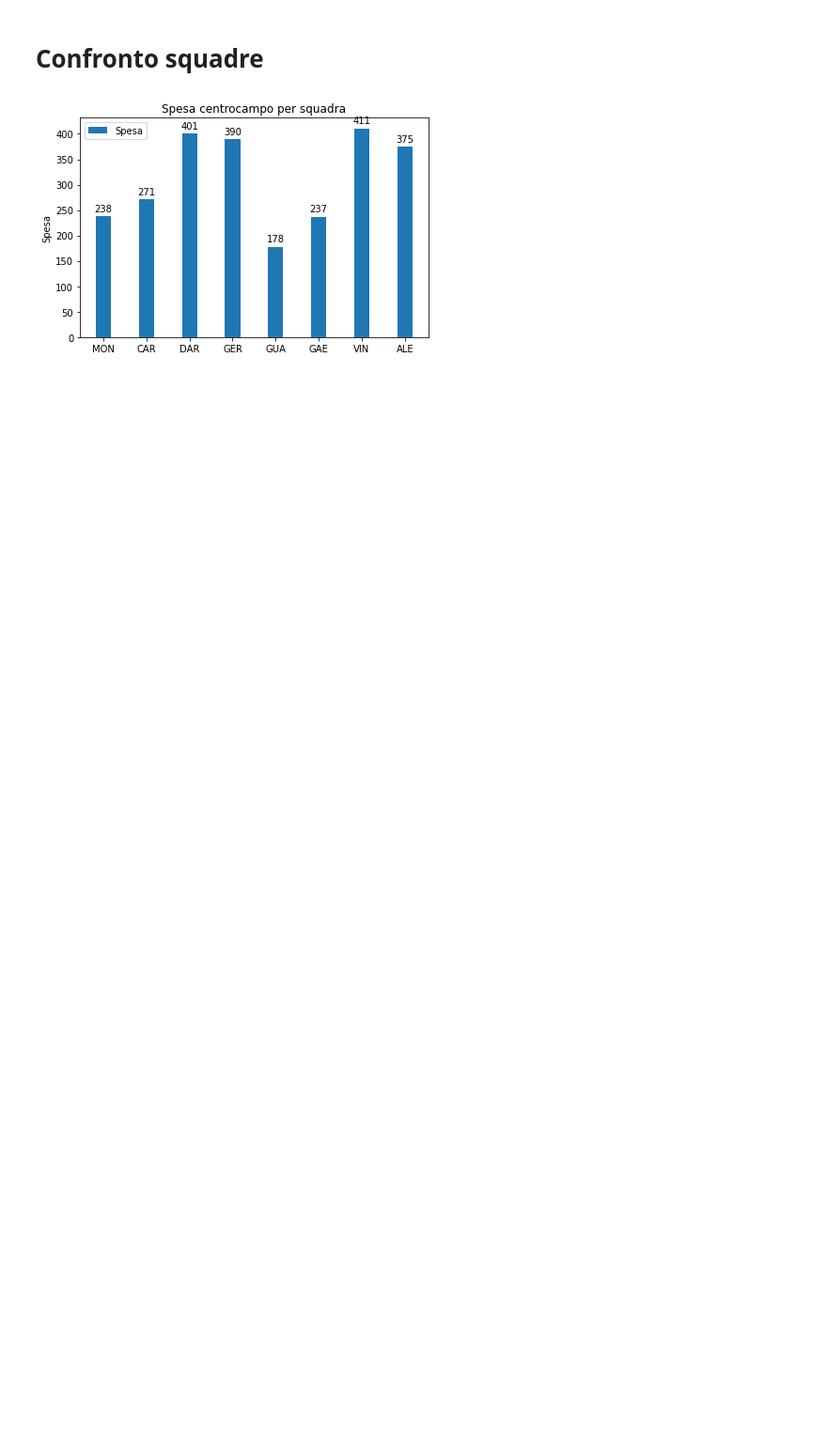
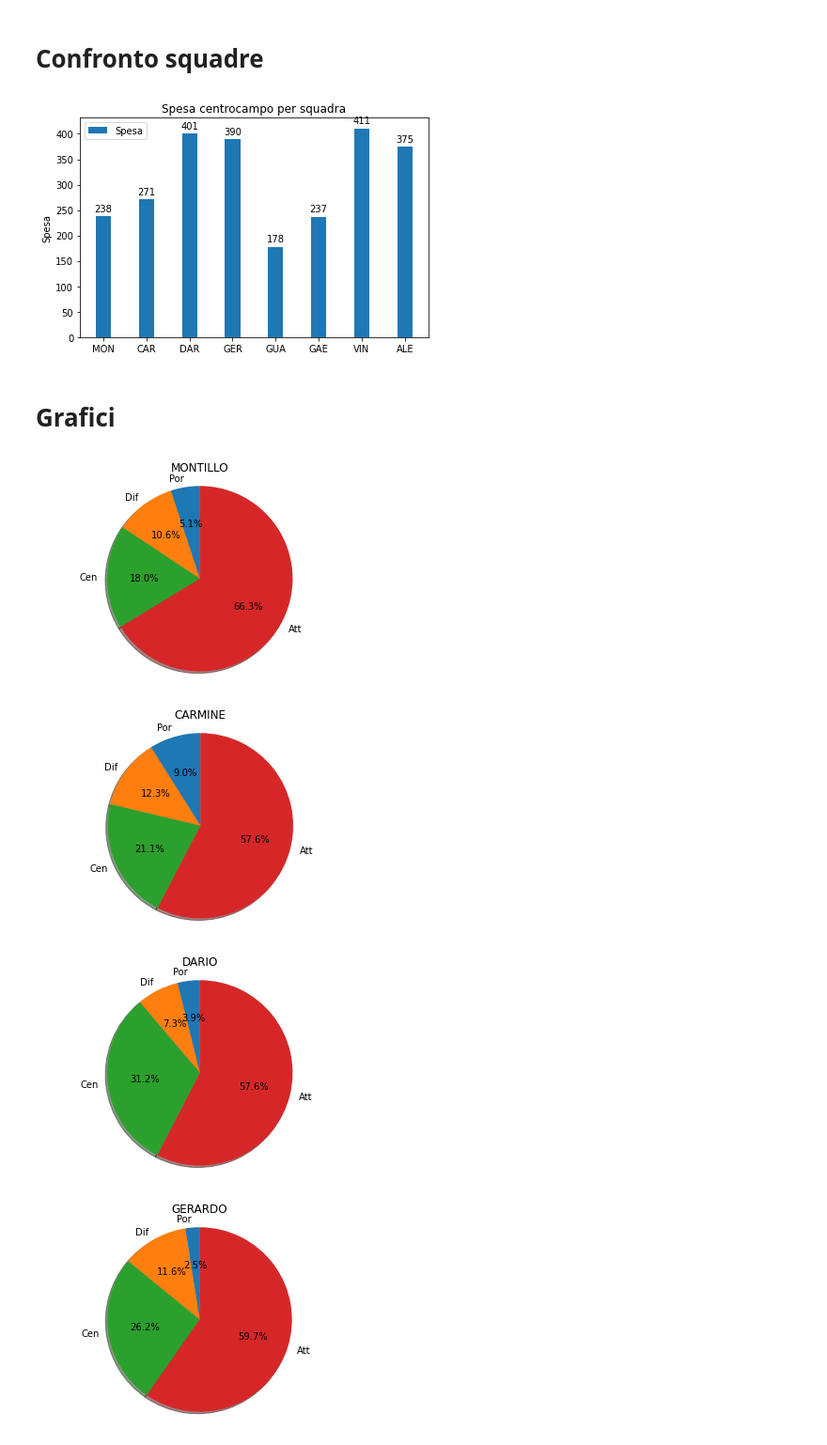
Before and after one commit to vincenzodr/Fantabastos20_21, a Jupyter notebook: bastos2021.ipynb, the cells around one changed output. Shown: that part at 94% size. Drawn from its saved outputs; the diff is of its cells as text; code cells hidden in the pictures; blank space fills up the shorter version.

```diff
--- a/bastos2021.ipynb
+++ b/bastos2021.ipynb
@@ -178,3 +178,13 @@ def confrontoSpesaAtt():
 confrontoSpesaCen()
 # %% [output]
 [figure]
+# %% [markdown]
+# Grafici
+# %%
+for i in range(8):
+    pieGraphRosa(squadre[i])
+# %% [output]
+[figure, added]
+[figure, added]
+[figure, added]
+[figure, added]
```
Also changed, not shown: parts of 3 cells of this notebook.
